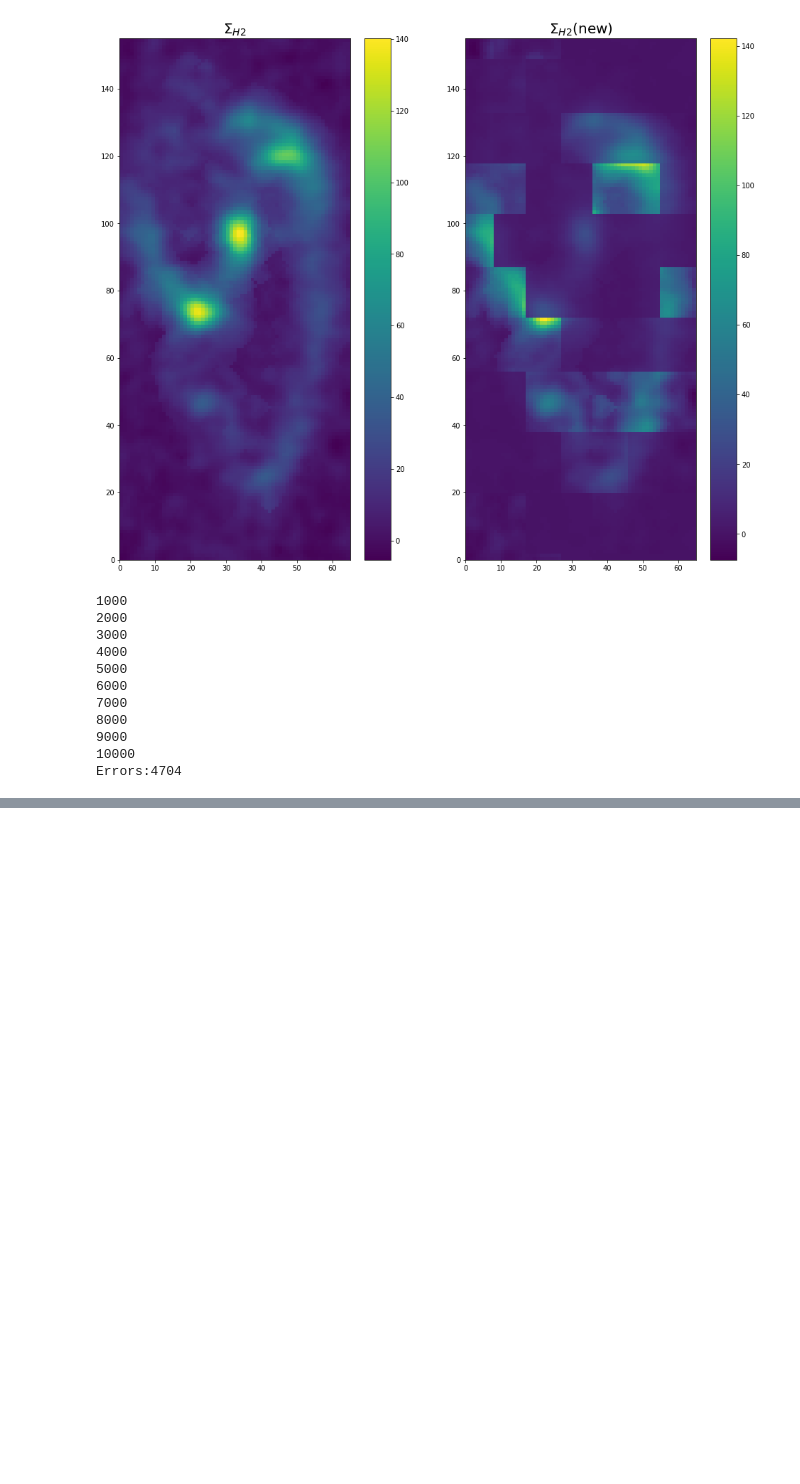
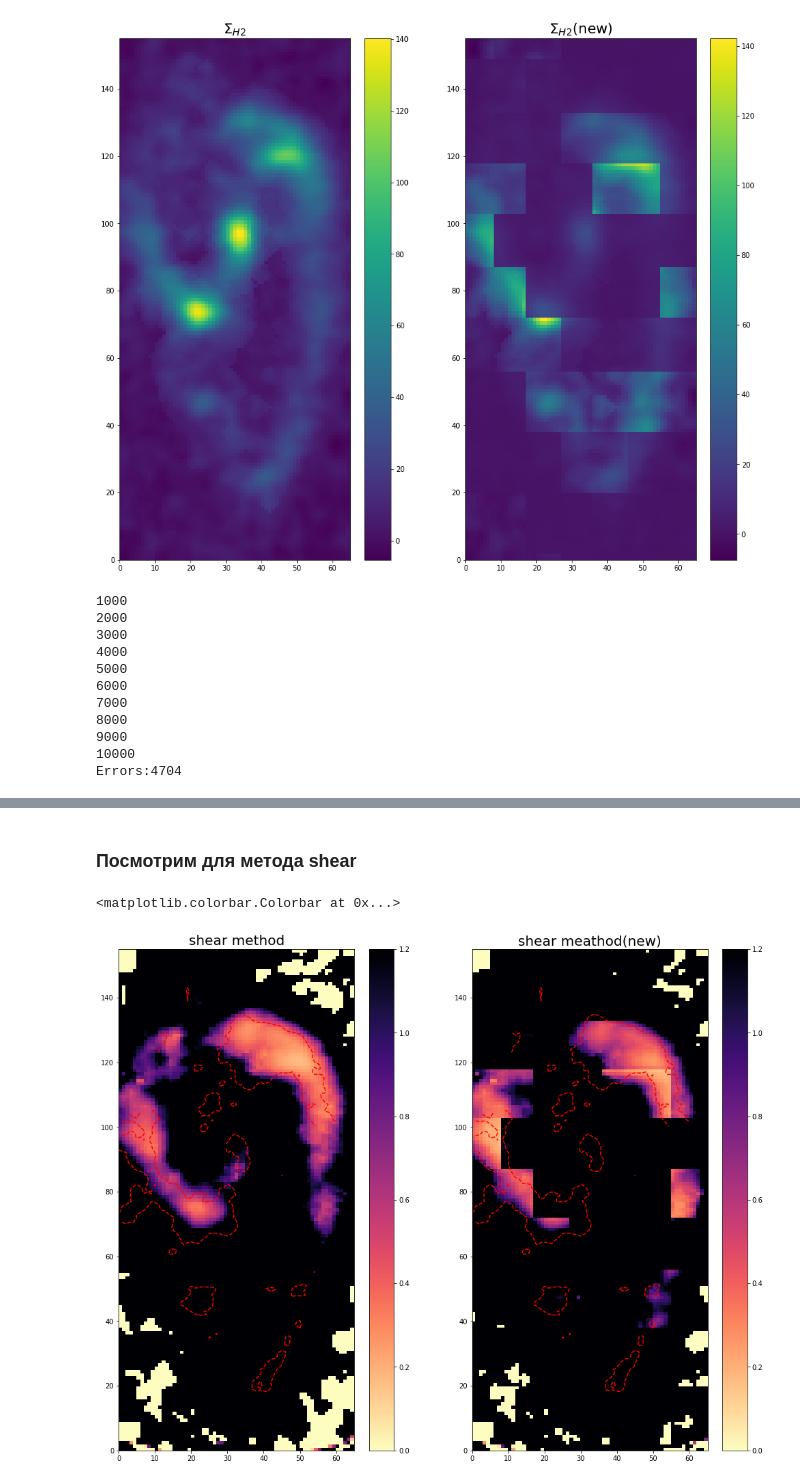
Before and after one commit to ValerieKostiuk/Course-work, a Jupyter notebook: NGC3627/I_CO-to-H2.ipynb, the cells around one changed output, grey strips where cells are left out. Drawn from its saved outputs; the diff is of its cells as text; code cells hidden in the pictures; blank space fills up the shorter version.

```diff
--- a/NGC3627/I_CO-to-H2.ipynb
+++ b/NGC3627/I_CO-to-H2.ipynb
@@ -448,0 +448,39 @@ Text(0.5, 1.0, '$Q_{gas}$(new)')
+# %% [markdown]
+### Посмотрим для метода shear
+# %%
+G = 4.32
+dR =(Distance*1000*2*np.pi)/(360*60*60.)
+Sigma_crit = np.zeros(dist_kpc.shape)
+for i, row in enumerate(dist_kpc):
+    for j, col in enumerate(dist_kpc[0]):
+
+        A = 0.5 * (velocity_approx(dist_kpc[i][j]) / dist_kpc[i][j] - velocity_approx.deriv()(dist_kpc[i][j]))
+        sigma_g = sigma_HI[i][j]/1000.
+
+        Sigma_crit[i][j] = 3.3 * A * sigma_g / np.pi / G
+# %%
+shear_method_mod = np.zeros(dist_kpc.shape)
+
+for i, row in enumerate(dist_kpc):
+    for j, col in enumerate(dist_kpc[0]):
+        Sigma_gas = 1.36*(Sigma_HI[i][j] + Sigma_H2_mod[i][j])
+        shear_method_mod[i][j] = Sigma_crit[i][j] / Sigma_gas
+# %%
+ shear_method = np.load('./data/shear_method.npy')
+# %%
+plt.figure(figsize=[17, 13.5])
+plt.subplot(1,2,1)
+CS = plt.contour(X, Y, np.log10(H_alpha), levels=[-14.2,-12], aspect='auto', alpha=1, colors='red')
+quadmesh = plt.pcolormesh(X, Y, shear_method, cmap='magma_r')
+quadmesh.set_clim(vmin = 0., vmax = 1.2)
+plt.colorbar()
+plt.title('shear method', fontsize=20)
+plt.subplot(1,2,2)
+CS = plt.contour(X, Y, np.log10(H_alpha), levels=[-14.2,-12], aspect='auto', alpha=1, colors='red')
+quadmesh = plt.pcolormesh(X, Y, shear_method_mod, cmap='magma_r')
+quadmesh.set_clim(vmin = 0., vmax = 1.2)
+plt.title('shear meathod(new)', fontsize=20)
+plt.colorbar()
+# %% [output]
+<matplotlib.colorbar.Colorbar at 0x...>
+[figure, added]
```
Also changed, not shown: parts of 12 cells of this notebook, 2 other files.
